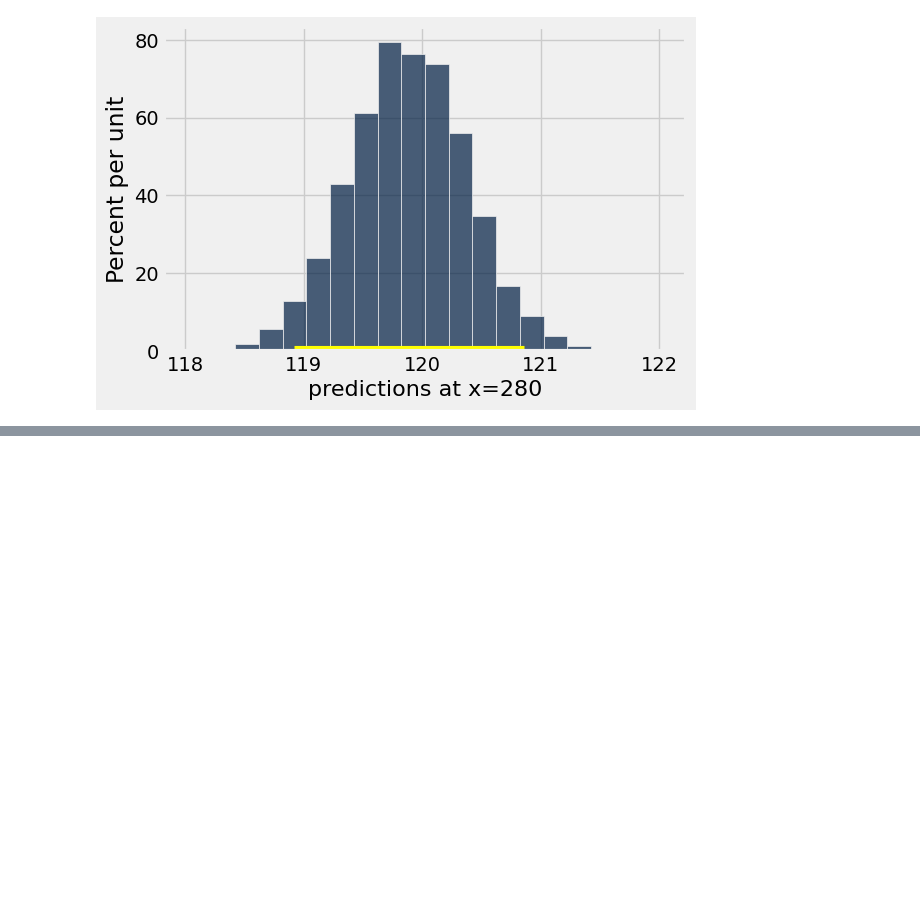
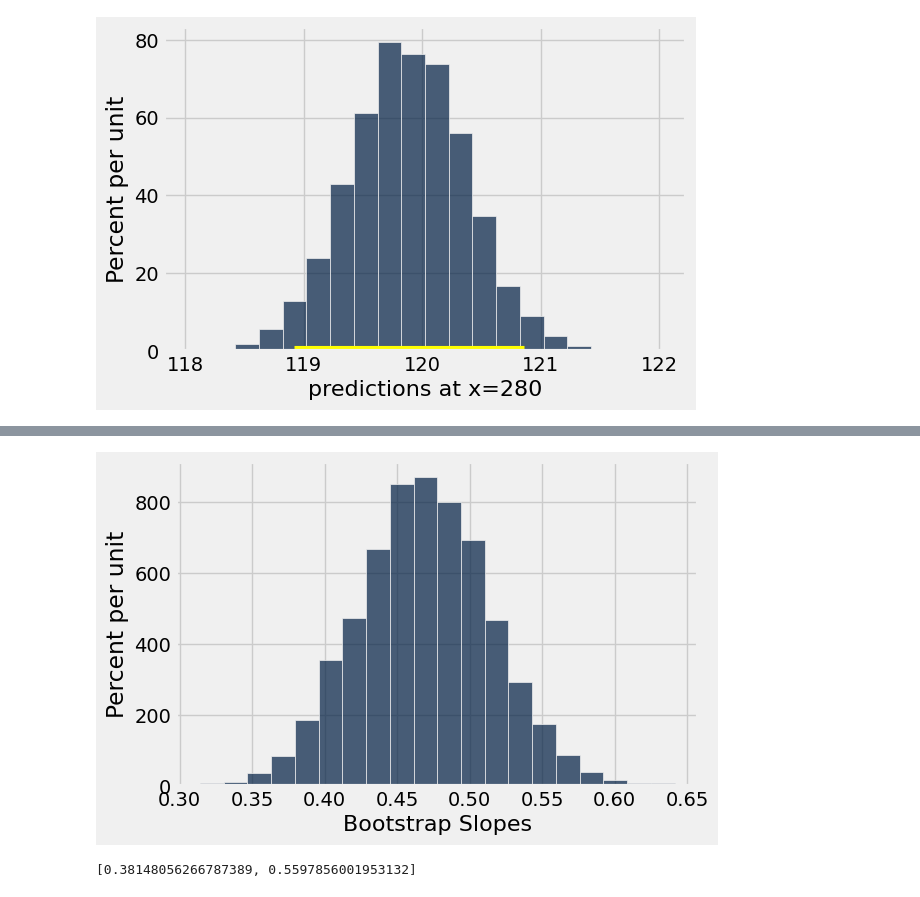
Before and after one commit to ciretorres/python, a Jupyter notebook: data8.3x/week3/sec07_regression_inference.ipynb, the cells around one changed output, grey strips where cells are left out. Saved outputs shown, nothing was run; the diff lists cells and outputs as text; code cells hidden in the pictures; blank space fills up the shorter version.

```diff
--- a/data8.3x/week3/sec07_regression_inference.ipynb
+++ b/data8.3x/week3/sec07_regression_inference.ipynb
@@ -206,0 +237,16 @@ Approximate 95%-confidence interval of regression height:
+# %%
+slopes = []
+for i in np.arange(5000):
+    resample = baby.sample()
+    resample_slope = slope(resample, 'Gestational Days', 'Birth Weight')
+    slopes.append(resample_slope)
+
+Table().with_column('Bootstrap Slopes', slopes).hist(bins=20)
+# %% [output]
+[figure, added]
+# %%
+left = percentile(2.5, slopes)
+right = percentile(97.5, slopes)
+[left, right]
+# %% [output]
+[0.38148056266787389, 0.5597856001953132]
```
Also changed, not shown: parts of 9 cells of this notebook.
